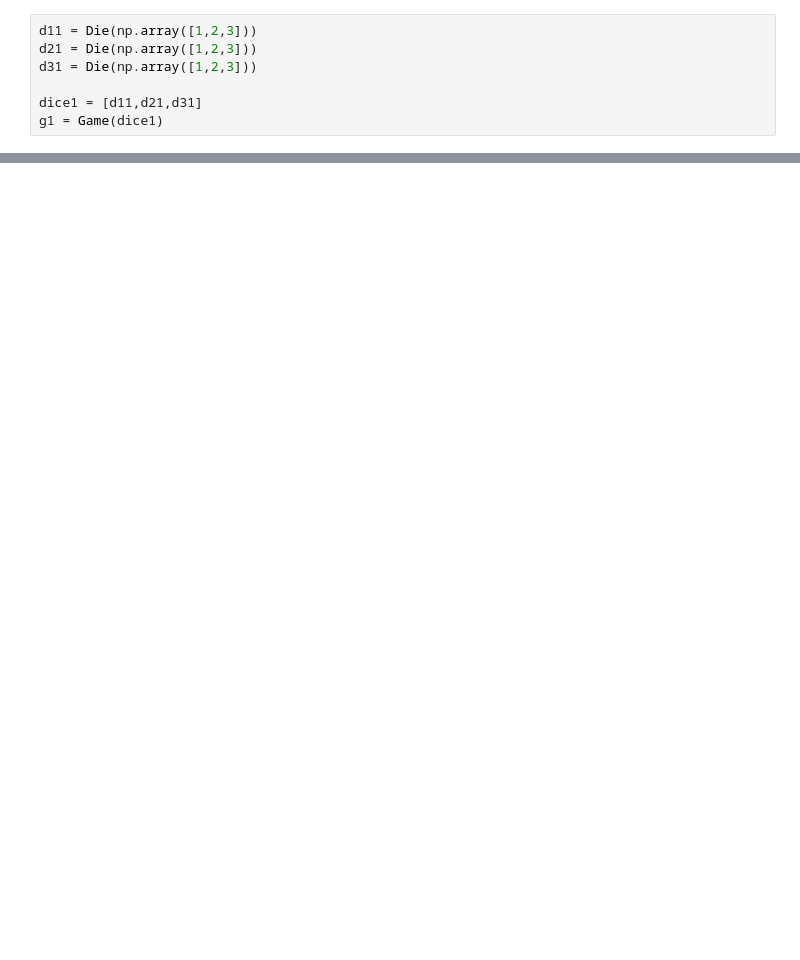
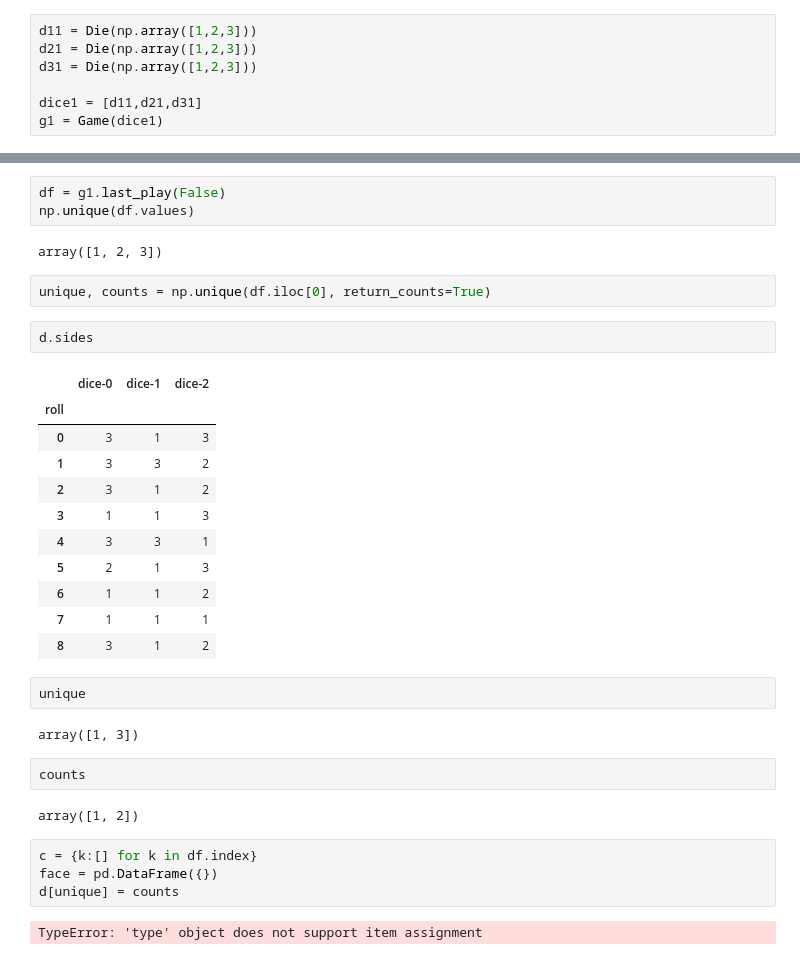
Before and after one commit to hrnur/montecarlo-sim, a Jupyter notebook: montecarlo_demo.ipynb, the cells around one changed output, grey strips where cells are left out. Saved outputs shown, nothing was run; the diff lists cells and outputs as text; blank space fills up the shorter version.

```diff
--- a/montecarlo_demo.ipynb
+++ b/montecarlo_demo.ipynb
@@ -241,0 +237,35 @@ a.permutations()
+# %%
+df = g1.last_play(False)
+np.unique(df.values)
+# %% [output]
+array([1, 2, 3])
+# %%
+unique, counts = np.unique(df.iloc[0], return_counts=True)
+# %%
+d.sides
+# %% [output]
+|  | dice-0 | dice-1 | dice-2 |
+| roll |  |  |  |
+| 0 | 3 | 1 | 3 |
+| 1 | 3 | 3 | 2 |
+| 2 | 3 | 1 | 2 |
+| 3 | 1 | 1 | 3 |
+| 4 | 3 | 3 | 1 |
+| 5 | 2 | 1 | 3 |
+| 6 | 1 | 1 | 2 |
+| 7 | 1 | 1 | 1 |
+| 8 | 3 | 1 | 2 |
+# %%
+unique
+# %% [output]
+array([1, 3])
+# %%
+counts
+# %% [output]
+array([1, 2])
+# %%
+c = {k:[] for k in df.index}
+face = pd.DataFrame({})
+d[unique] = counts
+# %% [output]
+TypeError: 'type' object does not support item assignment
```
Also changed, not shown: parts of 22 cells of this notebook, 2 other files.
